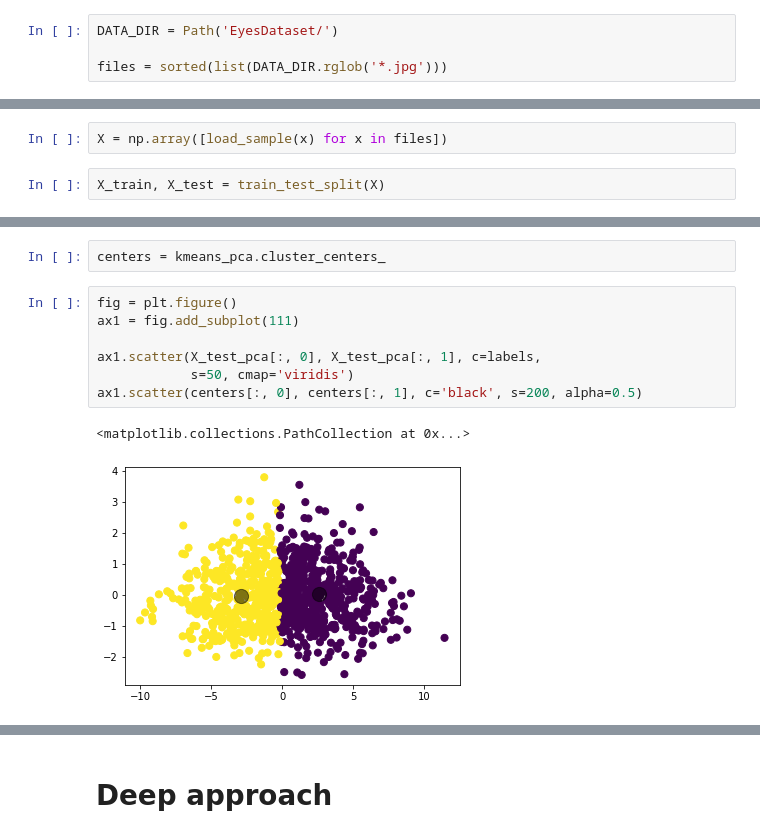
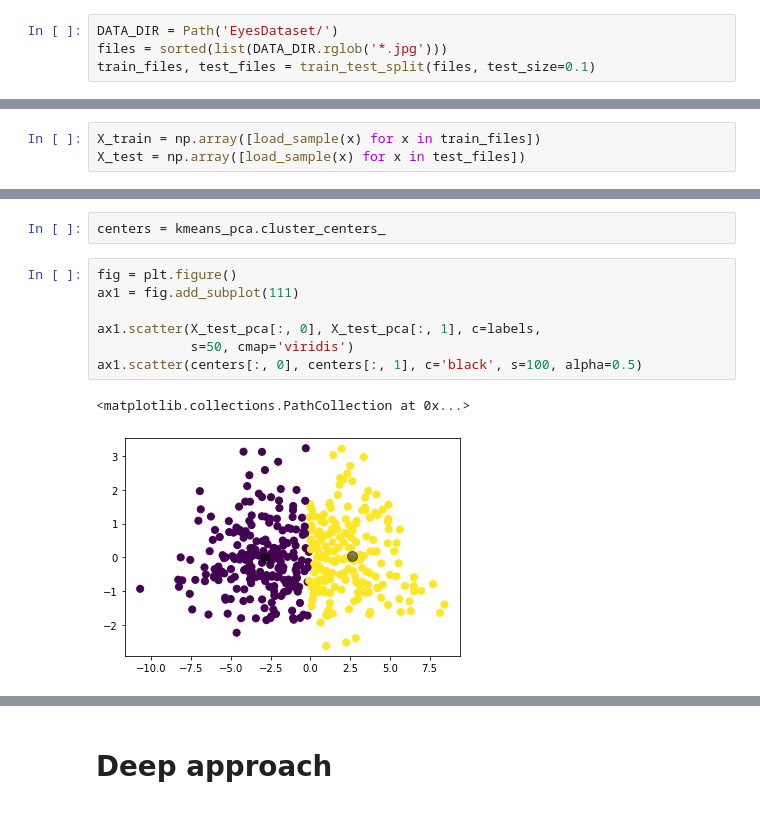
Before and after one commit to pheepa/closed-eye-classification, a Jupyter notebook: kmeans.ipynb, the cells around one changed output, grey strips where cells are left out. Cells and saved outputs as stored; diff of their text form.

```diff
--- a/kmeans.ipynb
+++ b/kmeans.ipynb
@@ -40,8 +40,8 @@ import warnings
 warnings.filterwarnings(action='ignore', category=DeprecationWarning)
 # %%
 DATA_DIR = Path('EyesDataset/')
-
 files = sorted(list(DATA_DIR.rglob('*.jpg')))
+train_files, test_files = train_test_split(files, test_size=0.1)
 # %%
 DATA_MODES = ['train', 'test']
 DEVICE = torch.device("cuda")
@@ -55,9 +55,8 @@ def load_sample(file):
     image.load()
     return (np.array(image)/255).flatten()
 # %%
-X = np.array([load_sample(x) for x in files])
+X_train = np.array([load_sample(x) for x in train_files])
+X_test = np.array([load_sample(x) for x in test_files])
-# %%
-X_train, X_test = train_test_split(X)
 # %%
 def show_results(model, X_features):
     ind = np.random.randint(len(X_features), size=20)
@@ -98,13 +97,13 @@ centers = kmeans_pca.cluster_centers_
 # %%
 fig = plt.figure()
 ax1 = fig.add_subplot(111)
 
 ax1.scatter(X_test_pca[:, 0], X_test_pca[:, 1], c=labels,
             s=50, cmap='viridis')
-ax1.scatter(centers[:, 0], centers[:, 1], c='black', s=200, alpha=0.5)
+ax1.scatter(centers[:, 0], centers[:, 1], c='black', s=100, alpha=0.5)
 # %% [output]
 <matplotlib.collections.PathCollection at 0x...>
-[figure, old version]
+[figure, new version]
 # %%
 show_results(kmeans_pca, X_test_pca)
 # %% [output]
```
Also changed, not shown: parts of 27 cells of this notebook, 1 other file.
